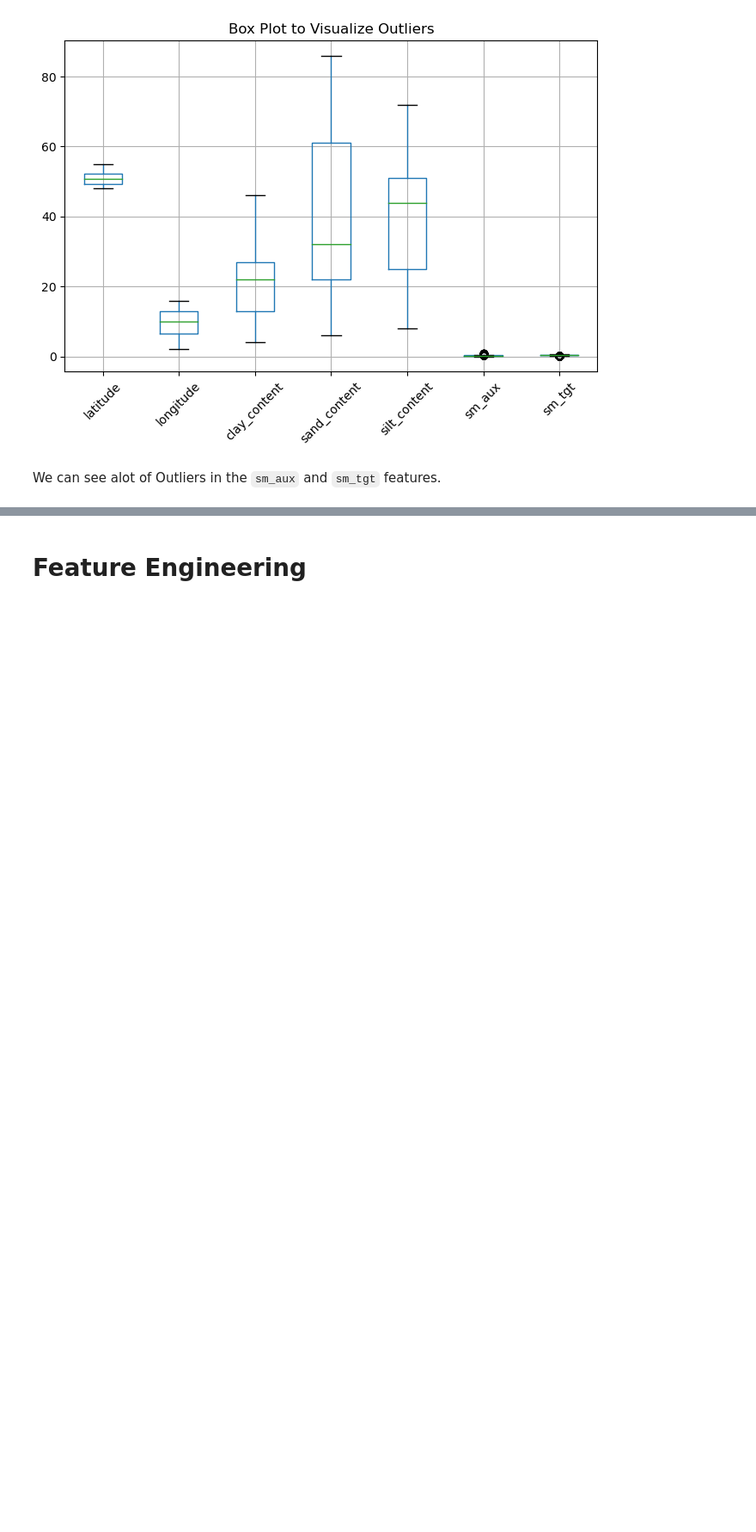
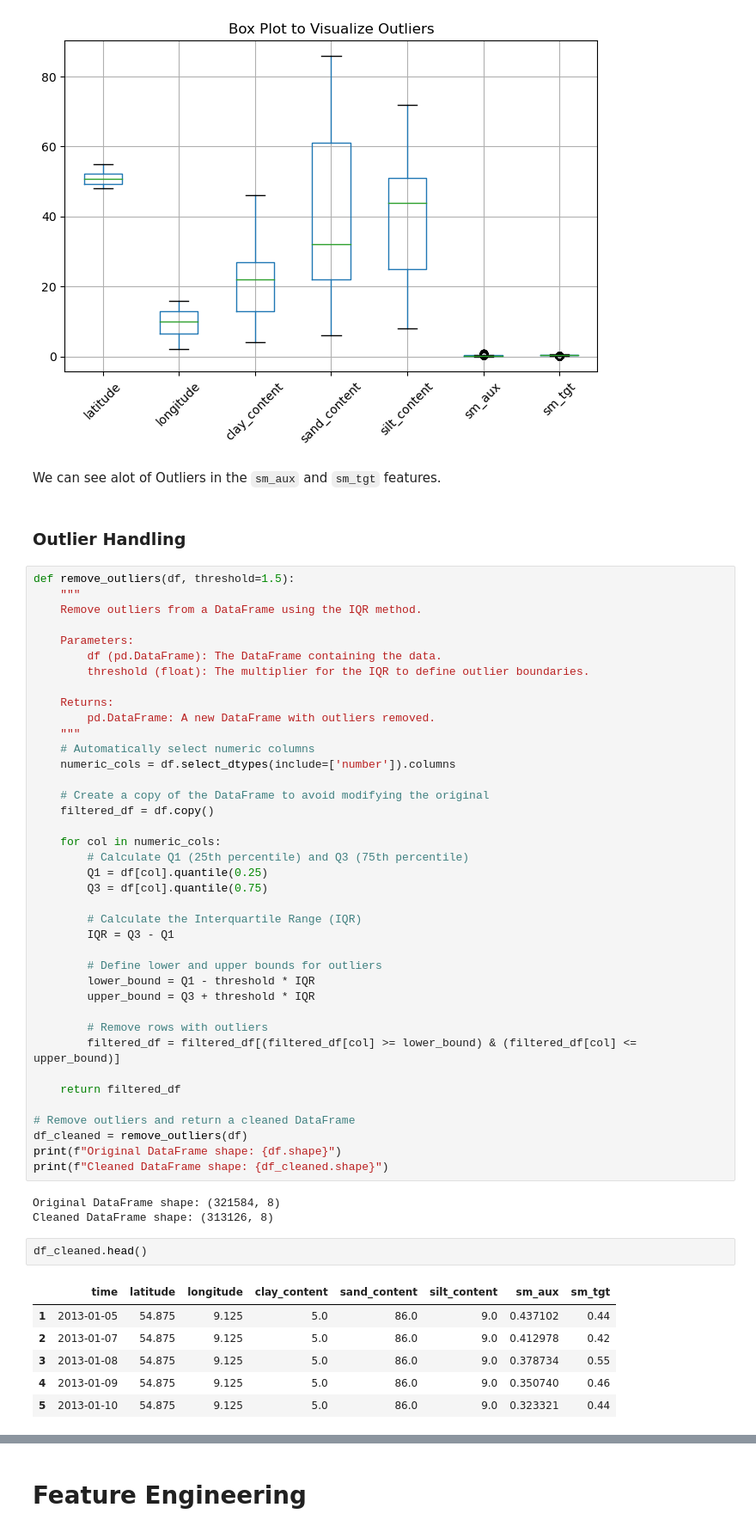
Before and after one commit to Johnnysnipes90/Predicting-Soil-Moisture-Using-Soil-Texture-and-Satellite-Data, a Jupyter notebook: notebooks/notebook.ipynb, the cells around one changed output, grey strips where cells are left out. Shown at 86% size. Cells and saved outputs as stored; diff of their text form; blank space fills up the shorter version.

Commit message:
preprocessing data

```diff
--- a/notebooks/notebook.ipynb
+++ b/notebooks/notebook.ipynb
@@ -204,3 +204,56 @@ plt.show()
 [figure]
 # %% [markdown]
 We can see alot of Outliers in the `sm_aux` and `sm_tgt` features.
+# %% [markdown]
+### Outlier Handling
+# %%
+def remove_outliers(df, threshold=1.5):
+    """
+    Remove outliers from a DataFrame using the IQR method.
+
+    Parameters:
+        df (pd.DataFrame): The DataFrame containing the data.
+        threshold (float): The multiplier for the IQR to define outlier boundaries.
+
+    Returns:
+        pd.DataFrame: A new DataFrame with outliers removed.
+    """
+    # Automatically select numeric columns
+    numeric_cols = df.select_dtypes(include=['number']).columns
+
+    # Create a copy of the DataFrame to avoid modifying the original
+    filtered_df = df.copy()
+
+    for col in numeric_cols:
+        # Calculate Q1 (25th percentile) and Q3 (75th percentile)
+        Q1 = df[col].quantile(0.25)
+        Q3 = df[col].quantile(0.75)
+
+        # Calculate the Interquartile Range (IQR)
+        IQR = Q3 - Q1
+
+        # Define lower and upper bounds for outliers
+        lower_bound = Q1 - threshold * IQR
+        upper_bound = Q3 + threshold * IQR
+
+        # Remove rows with outliers
+        filtered_df = filtered_df[(filtered_df[col] >= lower_bound) & (filtered_df[col] <= upper_bound)]
+
+    return filtered_df
+
+# Remove outliers and return a cleaned DataFrame
+df_cleaned = remove_outliers(df)
+print(f"Original DataFrame shape: {df.shape}")
+print(f"Cleaned DataFrame shape: {df_cleaned.shape}")
+# %% [output]
+Original DataFrame shape: (321584, 8)
+Cleaned DataFrame shape: (313126, 8)
+# %%
+df_cleaned.head()
+# %% [output]
+|  | time | latitude | longitude | clay_content | sand_content | silt_content | sm_aux | sm_tgt |
+| 1 | 2013-01-05 | 54.875 | 9.125 | 5.0 | 86.0 | 9.0 | 0.437102 | 0.44 |
+| 2 | 2013-01-07 | 54.875 | 9.125 | 5.0 | 86.0 | 9.0 | 0.412978 | 0.42 |
+| 3 | 2013-01-08 | 54.875 | 9.125 | 5.0 | 86.0 | 9.0 | 0.378734 | 0.55 |
+| 4 | 2013-01-09 | 54.875 | 9.125 | 5.0 | 86.0 | 9.0 | 0.350740 | 0.46 |
+| 5 | 2013-01-10 | 54.875 | 9.125 | 5.0 | 86.0 | 9.0 | 0.323321 | 0.44 |
```
Also changed, not shown: parts of 1 cell of this notebook.
